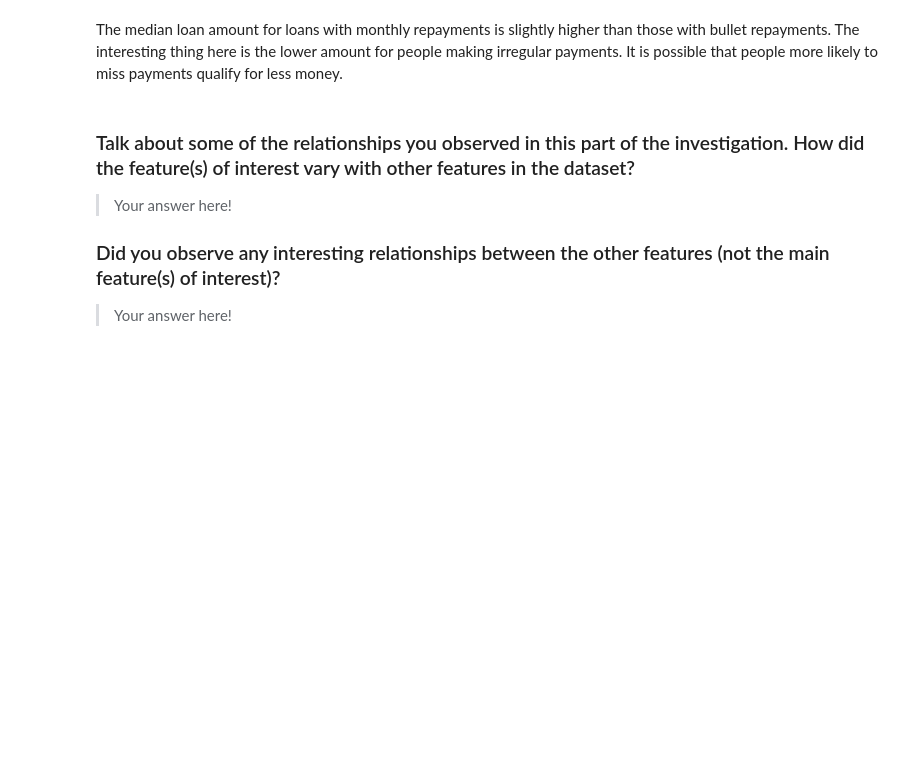
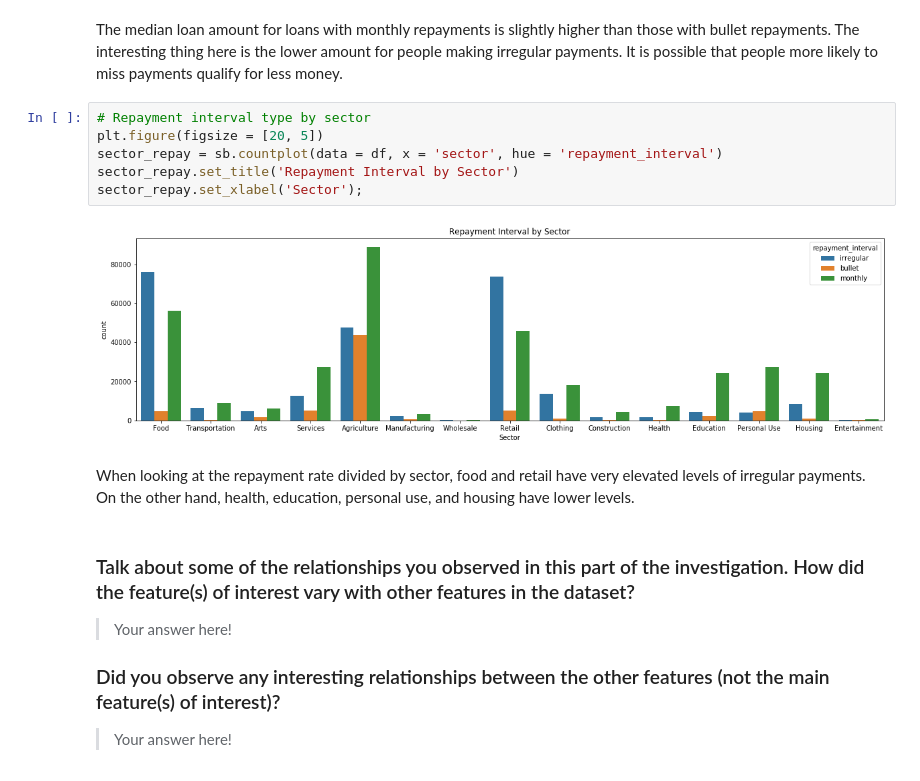
Before and after one commit to ChristopherSJames/kiva_repayment_analysis, a Jupyter notebook: kiva_repayment_analysis.ipynb, the cells around one changed output. Saved outputs shown, nothing was run; the diff lists cells and outputs as text; blank space fills up the shorter version.

```diff
--- a/kiva_repayment_analysis.ipynb
+++ b/kiva_repayment_analysis.ipynb
@@ -199,6 +199,16 @@ loan_repay.set_xlabel('Repayment Interval');
 [figure]
 # %% [markdown]
 The median loan amount for loans with monthly repayments is slightly higher than those with bullet repayments. The interesting thing here is the lower amount for people making irregular payments. It is possible that people more likely to miss payments qualify for less money.
+# %%
+# Repayment interval type by sector
+plt.figure(figsize = [20, 5])
+sector_repay = sb.countplot(data = df, x = 'sector', hue = 'repayment_interval')
+sector_repay.set_title('Repayment Interval by Sector')
+sector_repay.set_xlabel('Sector');
+# %% [output]
+[figure, added]
+# %% [markdown]
+When looking at the repayment rate divided by sector, food and retail have very elevated levels of irregular payments. On the other hand, health, education, personal use, and housing have lower levels.
 # %% [markdown]
 ### Talk about some of the relationships you observed in this part of the investigation. How did the feature(s) of interest vary with other features in the dataset?
 
```
